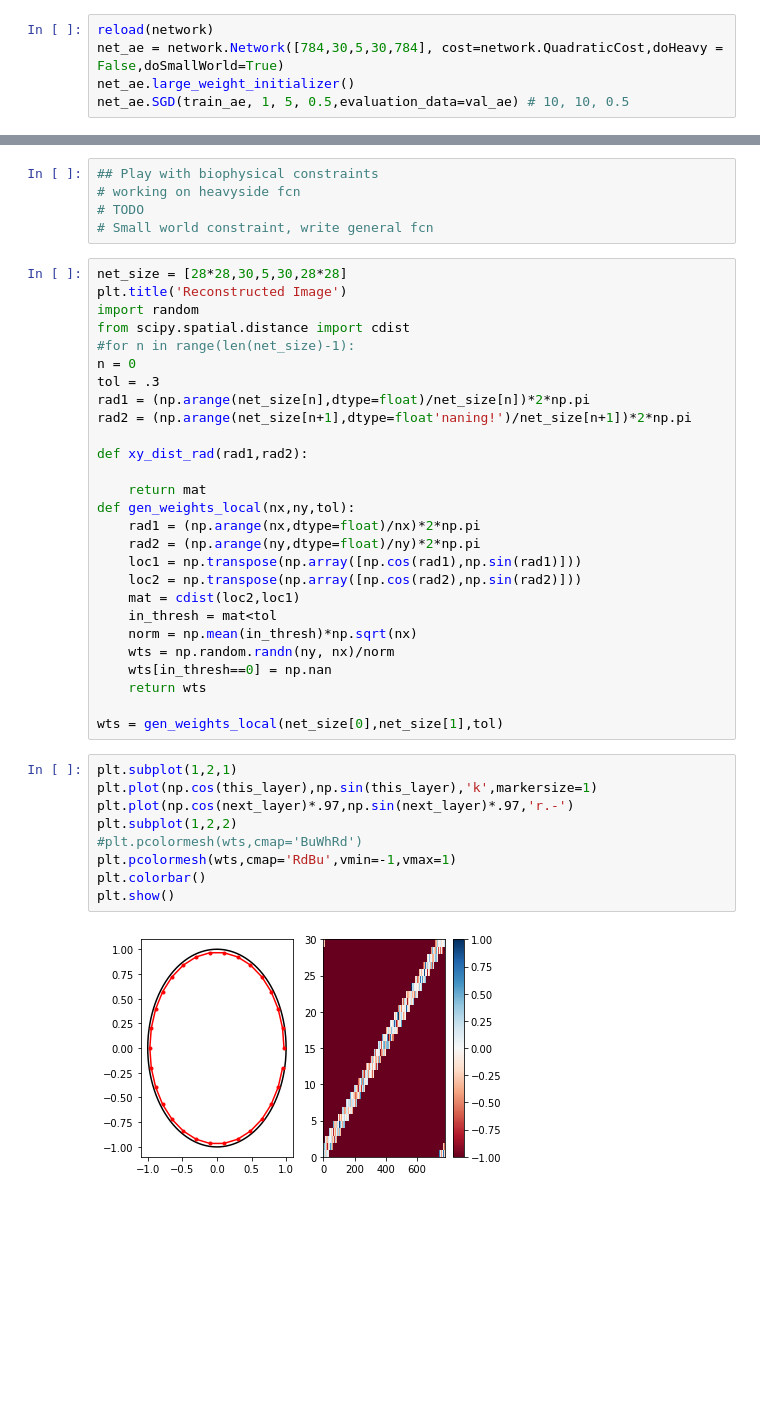
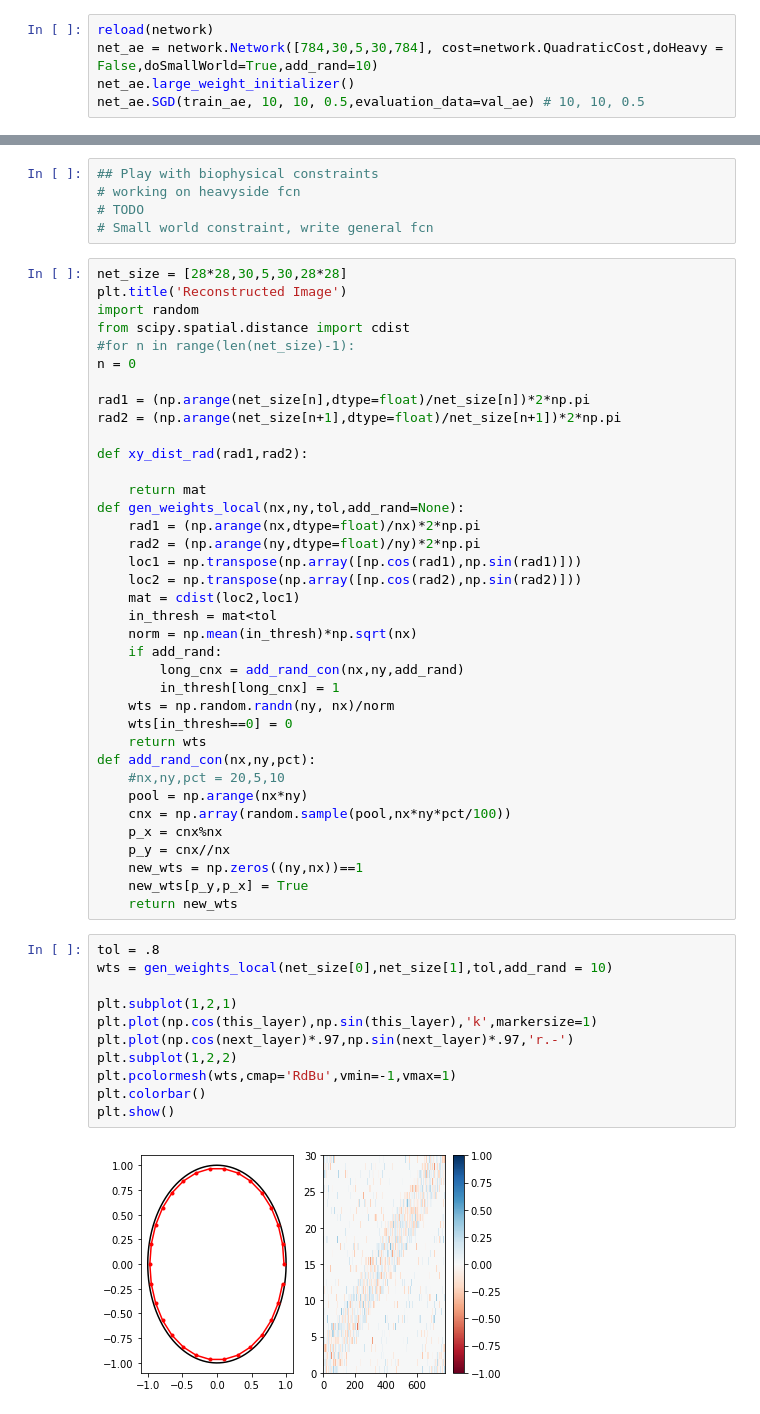
Before and after one commit to tmtadros24/EntropyInSpikingNNs, a Jupyter notebook: NN_play.ipynb, the cells around one changed output, grey strips where cells are left out. Saved outputs shown, nothing was run; the diff lists cells and outputs as text; blank space fills up the shorter version.

```diff
--- a/NN_play.ipynb
+++ b/NN_play.ipynb
@@ -39,7 +39,7 @@ plt.show()
 # Try autoendoder Network
 # %%
 reload(network)
-net_ae = network.Network([784,30,5,30,784], cost=network.QuadraticCost,doHeavy = False,doSmallWorld=True)
+net_ae = network.Network([784,30,5,30,784], cost=network.QuadraticCost,doHeavy = False,doSmallWorld=True,add_rand=10)
 net_ae.large_weight_initializer()
-net_ae.SGD(train_ae, 1, 5, 0.5,evaluation_data=val_ae) # 10, 10, 0.5
+net_ae.SGD(train_ae, 10, 10, 0.5,evaluation_data=val_ae) # 10, 10, 0.5
 # %% [output]
@@ -247,14 +243,14 @@ import random
 from scipy.spatial.distance import cdist
 #for n in range(len(net_size)-1):
 n = 0
-tol = .3
+
 rad1 = (np.arange(net_size[n],dtype=float)/net_size[n])*2*np.pi
-rad2 = (np.arange(net_size[n+1],dtype=float'naning!')/net_size[n+1])*2*np.pi
+rad2 = (np.arange(net_size[n+1],dtype=float)/net_size[n+1])*2*np.pi
 
 def xy_dist_rad(rad1,rad2):
 
     return mat
-def gen_weights_local(nx,ny,tol):
+def gen_weights_local(nx,ny,tol,add_rand=None):
     rad1 = (np.arange(nx,dtype=float)/nx)*2*np.pi
     rad2 = (np.arange(ny,dtype=float)/ny)*2*np.pi
     loc1 = np.transpose(np.array([np.cos(rad1),np.sin(rad1)]))
@@ -262,20 +258,32 @@ def gen_weights_local(nx,ny,tol):
     mat = cdist(loc2,loc1)
     in_thresh = mat<tol
     norm = np.mean(in_thresh)*np.sqrt(nx)
+    if add_rand:
+        long_cnx = add_rand_con(nx,ny,add_rand)
+        in_thresh[long_cnx] = 1
     wts = np.random.randn(ny, nx)/norm
-    wts[in_thresh==0] = np.nan
+    wts[in_thresh==0] = 0
     return wts
-
-wts = gen_weights_local(net_size[0],net_size[1],tol)
+def add_rand_con(nx,ny,pct):
+    #nx,ny,pct = 20,5,10
+    pool = np.arange(nx*ny)
+    cnx = np.array(random.sample(pool,nx*ny*pct/100))
+    p_x = cnx%nx
+    p_y = cnx//nx
+    new_wts = np.zeros((ny,nx))==1
+    new_wts[p_y,p_x] = True
+    return new_wts
 # %%
+tol = .8
+wts = gen_weights_local(net_size[0],net_size[1],tol,add_rand = 10)
+
 plt.subplot(1,2,1)
 plt.plot(np.cos(this_layer),np.sin(this_layer),'k',markersize=1)
 plt.plot(np.cos(next_layer)*.97,np.sin(next_layer)*.97,'r.-')
 plt.subplot(1,2,2)
-#plt.pcolormesh(wts,cmap='BuWhRd')
 plt.pcolormesh(wts,cmap='RdBu',vmin=-1,vmax=1)
 plt.colorbar()
 plt.show()
 # %% [output]
-[figure, old version]
+[figure, new version]
 # %%
```
Also changed, not shown: parts of 15 cells of this notebook, 1 other file.
